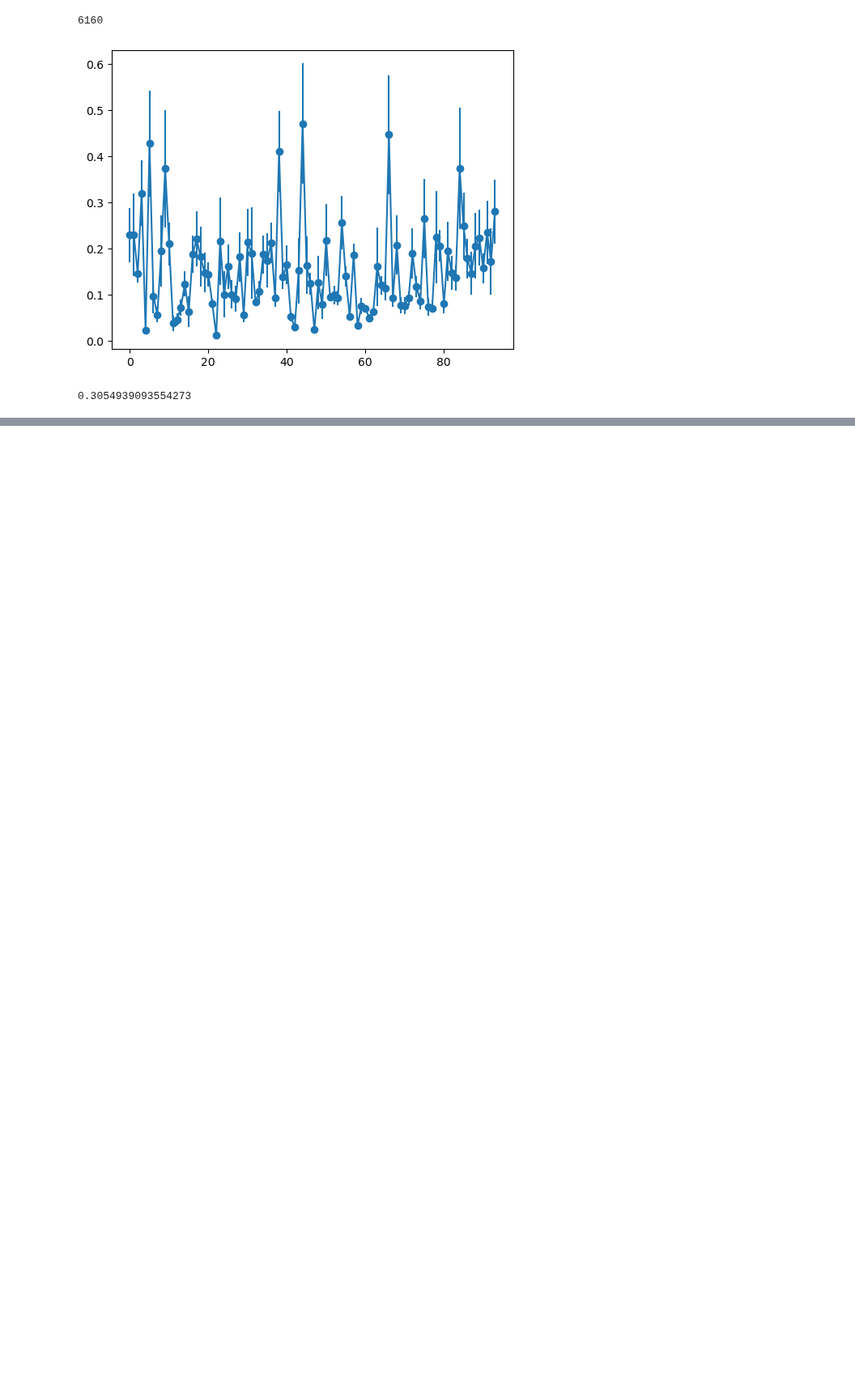
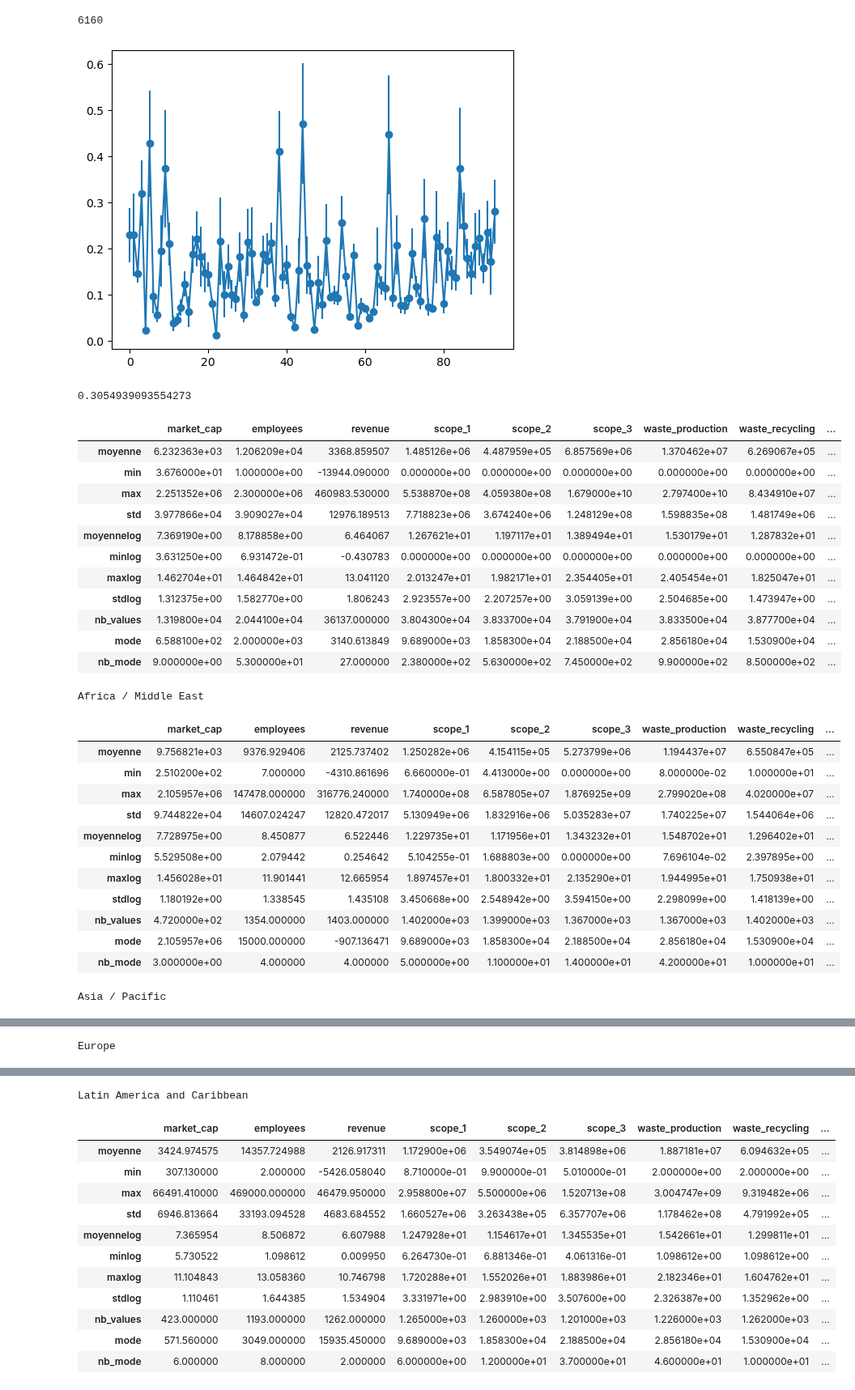
Before and after one commit to pierperri/StatApp, a Jupyter notebook: Meilleure prédiction.ipynb, the cells around one changed output, grey strips where cells are left out. Shown at 81% size. Saved outputs shown, nothing was run; the diff lists cells and outputs as text; code cells hidden in the pictures; blank space fills up the shorter version.

```diff
--- a/Meilleure prédiction.ipynb
+++ b/Meilleure prédiction.ipynb
@@ -143,2 +120,53 @@ for j in regions:
 # %% [output]
 0.3054939093554273
+# %%
+#Stats rapides sur les données numériques
+def stats(liste):
+    m = mode(liste)
+    if np.isnan(m):
+        return([np.mean(liste),np.min(liste),np.max(liste),np.std(liste),np.mean(np.log1p(liste)),np.min(np.log1p(liste)),np.max(np.log1p(liste)),np.std(np.log1p(liste)),len(liste.unique()),m,'NaN'])
+    return([np.mean(liste),np.min(liste),np.max(liste),np.std(liste),np.mean(np.log1p(liste)),np.min(np.log1p(liste)),np.max(np.log1p(liste)),np.std(np.log1p(liste)),len(liste.unique()),m,liste.value_counts()[m]])
+
+#Toutes données
+listestats=[]
+for i in variables:
+    listestats.append(stats(imp_data[i]))
+datastats = pd.DataFrame(np.transpose(listestats),columns=variables,index=['moyenne','min','max','std','moyennelog','minlog','maxlog','stdlog','nb_values','mode','nb_mode'])
+display(datastats)
+
+#Par régions
+for j in regions:
+    listestats=[]
+    datar=imp_data[imp_data['region']==j]
+    for i in variables:
+        listestats.append(stats(datar[i]))
+    datastats = pd.DataFrame(np.transpose(listestats),columns=variables,index=['moyenne','min','max','std','moyennelog','minlog','maxlog','stdlog','nb_values','mode','nb_mode'])
+    print(j)
+    display(datastats)
+# %% [output]
+|  | market_cap | employees | revenue | scope_1 | scope_2 | scope_3 | waste_production | waste_recycling | ... |
+| moyenne | 6.232363e+03 | 1.206209e+04 | 3368.859507 | 1.485126e+06 | 4.487959e+05 | 6.857569e+06 | 1.370462e+07 | 6.269067e+05 | ... |
+| min | 3.676000e+01 | 1.000000e+00 | -13944.090000 | 0.000000e+00 | 0.000000e+00 | 0.000000e+00 | 0.000000e+00 | 0.000000e+00 | ... |
+| max | 2.251352e+06 | 2.300000e+06 | 460983.530000 | 5.538870e+08 | 4.059380e+08 | 1.679000e+10 | 2.797400e+10 | 8.434910e+07 | ... |
+| std | 3.977866e+04 | 3.909027e+04 | 12976.189513 | 7.718823e+06 | 3.674240e+06 | 1.248129e+08 | 1.598835e+08 | 1.481749e+06 | ... |
+| moyennelog | 7.369190e+00 | 8.178858e+00 | 6.464067 | 1.267621e+01 | 1.197117e+01 | 1.389494e+01 | 1.530179e+01 | 1.287832e+01 | ... |
+| minlog | 3.631250e+00 | 6.931472e-01 | -0.430783 | 0.000000e+00 | 0.000000e+00 | 0.000000e+00 | 0.000000e+00 | 0.000000e+00 | ... |
+| maxlog | 1.462704e+01 | 1.464842e+01 | 13.041120 | 2.013247e+01 | 1.982171e+01 | 2.354405e+01 | 2.405454e+01 | 1.825047e+01 | ... |
+| stdlog | 1.312375e+00 | 1.582770e+00 | 1.806243 | 2.923557e+00 | 2.207257e+00 | 3.059139e+00 | 2.504685e+00 | 1.473947e+00 | ... |
+| nb_values | 1.319800e+04 | 2.044100e+04 | 36137.000000 | 3.804300e+04 | 3.833700e+04 | 3.791900e+04 | 3.833500e+04 | 3.877700e+04 | ... |
+| mode | 6.588100e+02 | 2.000000e+03 | 3140.613849 | 9.689000e+03 | 1.858300e+04 | 2.188500e+04 | 2.856180e+04 | 1.530900e+04 | ... |
+| nb_mode | 9.000000e+00 | 5.300000e+01 | 27.000000 | 2.380000e+02 | 5.630000e+02 | 7.450000e+02 | 9.900000e+02 | 8.500000e+02 | ... |
+Africa / Middle East
+|  | market_cap | employees | revenue | scope_1 | scope_2 | scope_3 | waste_production | waste_recycling | ... |
+| moyenne | 9.756821e+03 | 9376.929406 | 2125.737402 | 1.250282e+06 | 4.154115e+05 | 5.273799e+06 | 1.194437e+07 | 6.550847e+05 | ... |
+| min | 2.510200e+02 | 7.000000 | -4310.861696 | 6.660000e-01 | 4.413000e+00 | 0.000000e+00 | 8.000000e-02 | 1.000000e+01 | ... |
+| max | 2.105957e+06 | 147478.000000 | 316776.240000 | 1.740000e+08 | 6.587805e+07 | 1.876925e+09 | 2.799020e+08 | 4.020000e+07 | ... |
+| std | 9.744822e+04 | 14607.024247 | 12820.472017 | 5.130949e+06 | 1.832916e+06 | 5.035283e+07 | 1.740225e+07 | 1.544064e+06 | ... |
+| moyennelog | 7.728975e+00 | 8.450877 | 6.522446 | 1.229735e+01 | 1.171956e+01 | 1.343232e+01 | 1.548702e+01 | 1.296402e+01 | ... |
+| minlog | 5.529508e+00 | 2.079442 | 0.254642 | 5.104255e-01 | 1.688803e+00 | 0.000000e+00 | 7.696104e-02 | 2.397895e+00 | ... |
+| maxlog | 1.456028e+01 | 11.901441 | 12.665954 | 1.897457e+01 | 1.800332e+01 | 2.135290e+01 | 1.944995e+01 | 1.750938e+01 | ... |
+| stdlog | 1.180192e+00 | 1.338545 | 1.435108 | 3.450668e+00 | 2.548942e+00 | 3.594150e+00 | 2.298099e+00 | 1.418139e+00 | ... |
+| nb_values | 4.720000e+02 | 1354.000000 | 1403.000000 | 1.402000e+03 | 1.399000e+03 | 1.367000e+03 | 1.367000e+03 | 1.402000e+03 | ... |
+| mode | 2.105957e+06 | 15000.000000 | -907.136471 | 9.689000e+03 | 1.858300e+04 | 2.188500e+04 | 2.856180e+04 | 1.530900e+04 | ... |
+| nb_mode | 3.000000e+00 | 4.000000 | 4.000000 | 5.000000e+00 | 1.100000e+01 | 1.400000e+01 | 4.200000e+01 | 1.000000e+01 | ... |
+Asia / Pacific
@@ -144,0 +185 @@ for j in regions:
+Europe
@@ -144,0 +198,13 @@ for j in regions:
+Latin America and Caribbean
+|  | market_cap | employees | revenue | scope_1 | scope_2 | scope_3 | waste_production | waste_recycling | ... |
+| moyenne | 3424.974575 | 14357.724988 | 2126.917311 | 1.172900e+06 | 3.549074e+05 | 3.814898e+06 | 1.887181e+07 | 6.094632e+05 | ... |
+| min | 307.130000 | 2.000000 | -5426.058040 | 8.710000e-01 | 9.900000e-01 | 5.010000e-01 | 2.000000e+00 | 2.000000e+00 | ... |
+| max | 66491.410000 | 469000.000000 | 46479.950000 | 2.958800e+07 | 5.500000e+06 | 1.520713e+08 | 3.004747e+09 | 9.319482e+06 | ... |
+| std | 6946.813664 | 33193.094528 | 4683.684552 | 1.660527e+06 | 3.263438e+05 | 6.357707e+06 | 1.178462e+08 | 4.791992e+05 | ... |
+| moyennelog | 7.365954 | 8.506872 | 6.607988 | 1.247928e+01 | 1.154617e+01 | 1.345535e+01 | 1.542661e+01 | 1.299811e+01 | ... |
+| minlog | 5.730522 | 1.098612 | 0.009950 | 6.264730e-01 | 6.881346e-01 | 4.061316e-01 | 1.098612e+00 | 1.098612e+00 | ... |
+| maxlog | 11.104843 | 13.058360 | 10.746798 | 1.720288e+01 | 1.552026e+01 | 1.883986e+01 | 2.182346e+01 | 1.604762e+01 | ... |
+| stdlog | 1.110461 | 1.644385 | 1.534904 | 3.331971e+00 | 2.983910e+00 | 3.507600e+00 | 2.326387e+00 | 1.352962e+00 | ... |
+| nb_values | 423.000000 | 1193.000000 | 1262.000000 | 1.265000e+03 | 1.260000e+03 | 1.201000e+03 | 1.226000e+03 | 1.262000e+03 | ... |
+| mode | 571.560000 | 3049.000000 | 15935.450000 | 9.689000e+03 | 1.858300e+04 | 2.188500e+04 | 2.856180e+04 | 1.530900e+04 | ... |
+| nb_mode | 6.000000 | 8.000000 | 2.000000 | 6.000000e+00 | 1.200000e+01 | 3.700000e+01 | 4.600000e+01 | 1.000000e+01 | ... |
```
Also changed, not shown: parts of 2 cells of this notebook.
